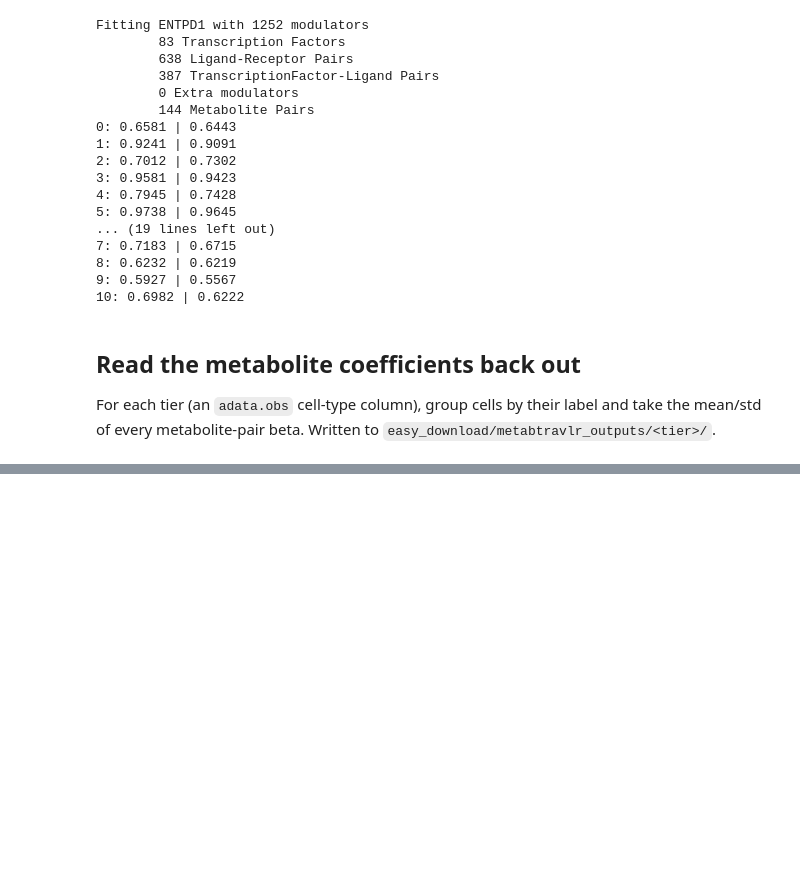
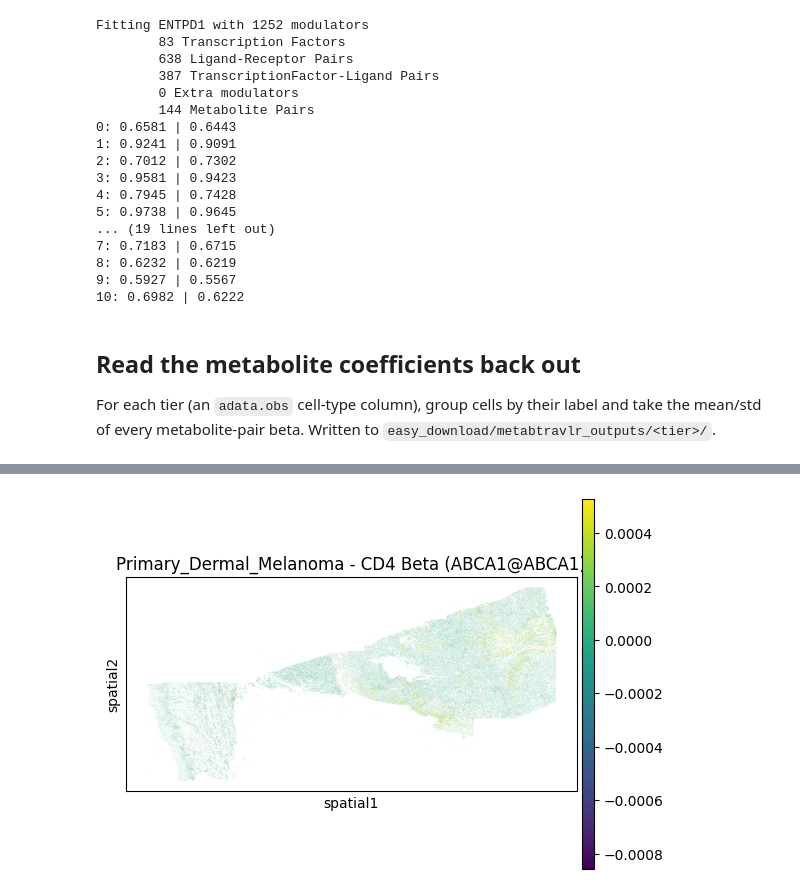
Before and after one commit to fosterea/MetabTravLR, a Jupyter notebook: metab_processing/quick_start_metab.ipynb, the cells around one changed output, grey strips where cells are left out. Drawn from its saved outputs; the diff is of its cells as text; code cells hidden in the pictures; blank space fills up the shorter version.

Commit message:
Process betas

```diff
--- a/metab_processing/quick_start_metab.ipynb
+++ b/metab_processing/quick_start_metab.ipynb
@@ -175,3 +196,20 @@ adata.obsm['beta_CD4'].shape, adata.uns['beta_modulators']['CD4'][:5]
+# %%
+# 1. Find the index of the modulator you want to plot
+modulator_name = 'ABCA1@ABCA1'
+modulator_idx = adata.uns['beta_modulators']['CD4'].index(modulator_name)
+
+# 2. Extract that specific column and assign it to a new column in adata.obs
+adata.obs[f'beta_CD4_{modulator_name}'] = adata.obsm['beta_CD4'][:, modulator_idx]
+
+# 3. Plot using the standard AnnData object
+sc.pl.spatial(
+    adata,
+    color=f'beta_CD4_{modulator_name}',
+    spot_size=5,
+    title=f'{DATASET} - CD4 Beta ({modulator_name})'
+)
+# %% [output]
+[figure, added]
 # %%
 from Harreman.copy_easy_download import save_easy_downloads
 save_easy_downloads()
```
Also changed, not shown: parts of 3 cells of this notebook, 9 other files.
